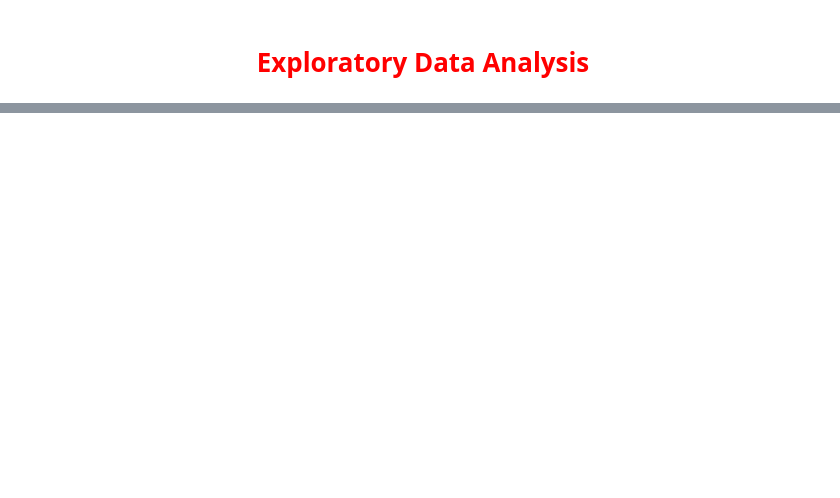
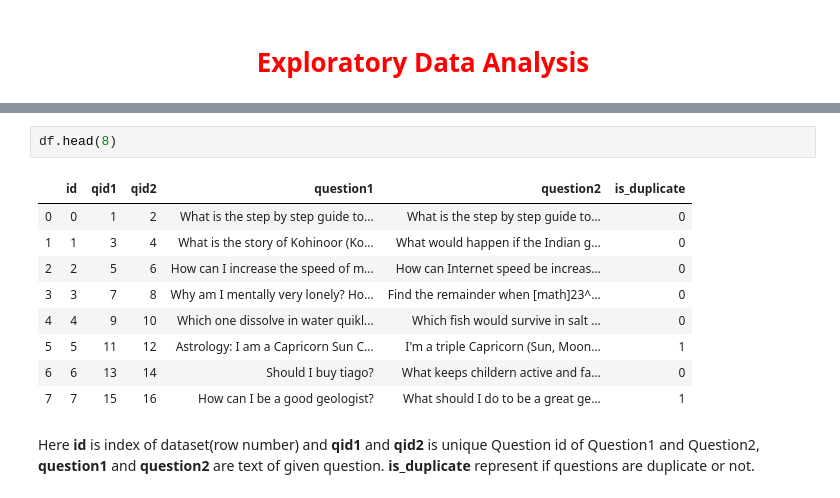
Before and after one commit to arpitiiitv/Machine-Learning-End2End-, a Jupyter notebook: Quora Question Pairs Similarity/Quora Question Pairs.ipynb, the cells around one changed output, grey strips where cells are left out. Cells and saved outputs as stored; diff of their text form; blank space fills up the shorter version.

```diff
--- a/Quora Question Pairs Similarity/Quora Question Pairs.ipynb
+++ b/Quora Question Pairs Similarity/Quora Question Pairs.ipynb
@@ -52,0 +72,14 @@ High False positive rate will affect model badly, if we will merge the answer of
+# %%
+df.head(8)
+# %% [output]
+|  | id | qid1 | qid2 | question1 | question2 | is_duplicate |
+| 0 | 0 | 1 | 2 | What is the step by step guide to... | What is the step by step guide to... | 0 |
+| 1 | 1 | 3 | 4 | What is the story of Kohinoor (Ko... | What would happen if the Indian g... | 0 |
+| 2 | 2 | 5 | 6 | How can I increase the speed of m... | How can Internet speed be increas... | 0 |
+| 3 | 3 | 7 | 8 | Why am I mentally very lonely? Ho... | Find the remainder when [math]23^... | 0 |
+| 4 | 4 | 9 | 10 | Which one dissolve in water quikl... | Which fish would survive in salt ... | 0 |
+| 5 | 5 | 11 | 12 | Astrology: I am a Capricorn Sun C... | I'm a triple Capricorn (Sun, Moon... | 1 |
+| 6 | 6 | 13 | 14 | Should I buy tiago? | What keeps childern active and fa... | 0 |
+| 7 | 7 | 15 | 16 | How can I be a good geologist? | What should I do to be a great ge... | 1 |
+# %% [markdown]
+Here <b>id</b> is index of dataset(row number) and <b>qid1</b> and <b>qid2</b> is unique Question id of Question1 and Question2, <b>question1</b> and <b>question2</b> are text of given question. <b>is_duplicate</b> represent if questions are duplicate or not.
```
Also changed, not shown: parts of 24 cells of this notebook.
